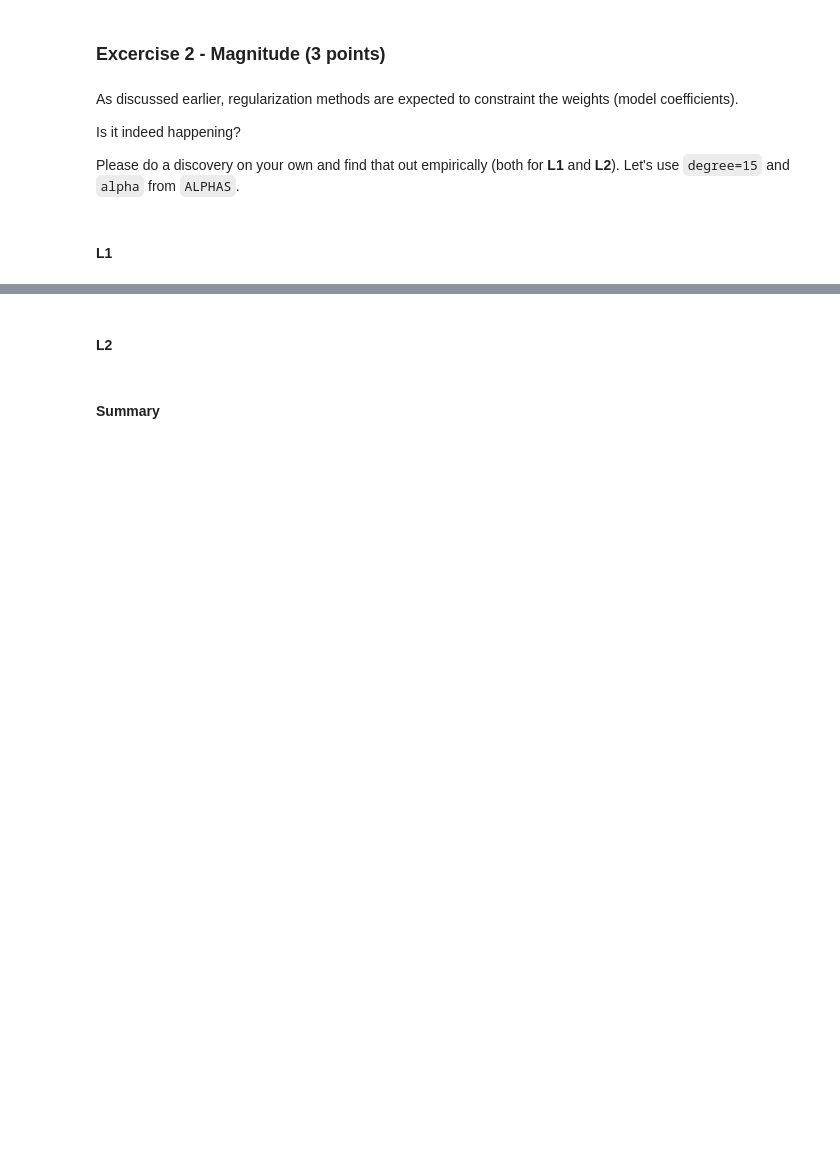
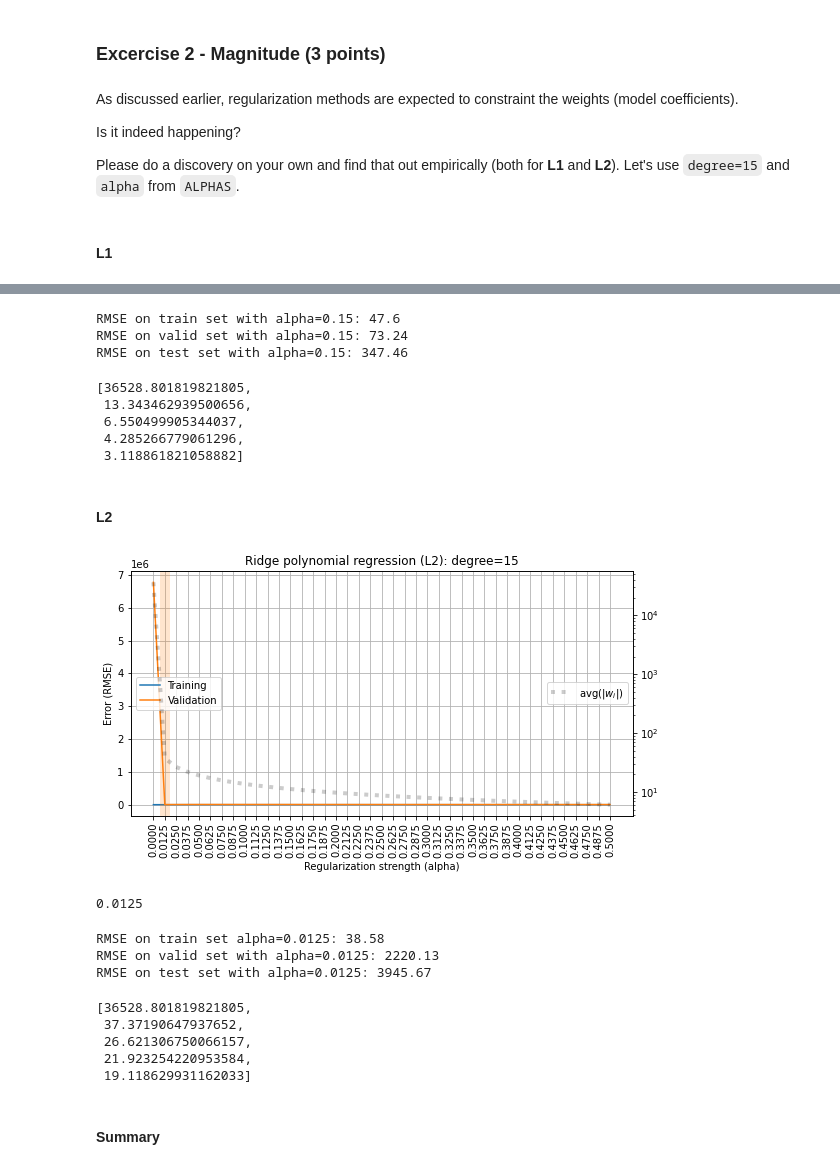
Before and after one commit to OksanaZaitseva/rsschool, a Jupyter notebook: 4_overfitting_regularization/overfitting_regularization_23.03.ipynb, the cells around one changed output, grey strips where cells are left out. Drawn from its saved outputs; the diff is of its cells as text; code cells hidden in the pictures; blank space fills up the shorter version.

```diff
--- a/4_overfitting_regularization/overfitting_regularization_23.03.ipynb
+++ b/4_overfitting_regularization/overfitting_regularization_23.03.ipynb
@@ -494,33 +536,65 @@ avg_coef[:10]
+# %%
+# Проверим лучшую модель на тестовом сете
+res = cross_validate(make_model_part(degree=15, penalty='L1', alpha=0.15,
+                                             poly_feat=['age', 'bmi', 's3'],
+                                             non_poly_feat=['sex', 'bp', 's1', 's2', 's4', 's5', 's6']),
+                             X_train, y_train, cv=5,
+                             return_train_score=True, return_estimator=True,
+                             scoring='neg_root_mean_squared_error')
+score_test=[]
+train_score = -np.mean(res['train_score'])
+test_score = -np.mean(res['test_score'])
+[score_test.append(mean_squared_error(y_valid, res['estimator'][x].predict(X_valid))**0.5) for x in range(5)]
+print(f'RMSE on train set with alpha=0.15: {train_score.round(2)}')
+print(f'RMSE on valid set with alpha=0.15: {test_score.round(2)}')
+print(f'RMSE on test set with alpha=0.15: {np.mean(score_test).round(2)}')
+# %% [output]
+RMSE on train set with alpha=0.15: 47.6
+RMSE on valid set with alpha=0.15: 73.24
+RMSE on test set with alpha=0.15: 347.46
+# %%
+avg_coef_l1[:5]
+# %% [output]
+[36528.801819821805,
+ 13.343462939500656,
+ 6.550499905344037,
+ 4.285266779061296,
+ 3.118861821058882]
 # %% [markdown]
 #### L2
 # %%
-## your code
 ## your code
 rmse_train_l2, rmse_valid_l2, avg_coef_l2, zero_coef_l2 = [], [], [], []
 for alpha in ALPHAS:
-    results = cross_validate(make_model(degree=15, penalty='L2', alpha=alpha),
-                             X_train, y_train, cv=5,
+    results = cross_validate(make_model_part(degree=15, penalty='L2', alpha=alpha,
+                                             poly_feat=['age', 'bmi', 's3'],
+                                             non_poly_feat=['sex', 'bp', 's1', 's2', 's4', 's5', 's6']),
+                             X_train, y_train, cv=3,
                              return_train_score=True, return_estimator=True,
                              scoring='neg_root_mean_squared_error')
     rmse_train_l2.append(-np.mean(results['train_score']))
     rmse_valid_l2.append(-np.mean(results['test_score']))
     avg_coef_l2.append(
         # average over CV folds
         np.mean([
             # mean absolute value of weights
             np.mean(np.abs(model['reg'].coef_))
             for model in results['estimator']
         ]))
     zero_coef_l2.append(
-        # average over CV folds
-        sum(np.mean([
+        # average 0 coef over CV folds
+        np.sum(np.mean([
             np.abs(model['reg'].coef_)
             for model in results['estimator']
         ], axis=0)==0))
 
 plot_fitting_graph(ALPHAS, rmse_train_l2, rmse_valid_l2,
                    xlabel='Regularization strength (alpha)', ylabel='Error (RMSE)',
                    custom_metric=avg_coef_l2, custom_label='avg(|$w_i$|)',
                    title='Ridge polynomial regression (L2): degree=15')
+# %% [output]
+[figure, added]
 # %%
-alpha[np.argmin(rmse_valid_l2)]
+ALPHAS[np.argmin(rmse_valid_l2)]
+# %% [output]
+0.0125
@@ -530,2 +601,27 @@ rmse_valid_l2[:5]
+# %%
+# Проверим лучшую модель на тестовом сете
+res = cross_validate(make_model_part(degree=15, penalty='L2', alpha=0.0125,
+                                    poly_feat=['age', 'bmi', 's3'],
+                                    non_poly_feat=['sex', 'bp', 's1', 's2', 's4', 's5', 's6']),
+                             X_train, y_train, cv=5,
+                             return_train_score=True, return_estimator=True,
+                             scoring='neg_root_mean_squared_error')
+score_test=[]
+train_score = -np.mean(res['train_score'])
+test_score = -np.mean(res['test_score'])
+[score_test.append(mean_squared_error(y_valid, res['estimator'][x].predict(X_valid))**0.5) for x in range(5)]
+print(f'RMSE on train set alpha=0.0125: {train_score.round(2)}')
+print(f'RMSE on valid set with alpha=0.0125: {test_score.round(2)}')
+print(f'RMSE on test set with alpha=0.0125: {np.mean(score_test).round(2)}')
+# %% [output]
+RMSE on train set alpha=0.0125: 38.58
+RMSE on valid set with alpha=0.0125: 2220.13
+RMSE on test set with alpha=0.0125: 3945.67
 # %%
-avg_coef_l2[:10]
+avg_coef_l2[:5]
+# %% [output]
+[36528.801819821805,
+ 37.37190647937652,
+ 26.621306750066157,
+ 21.923254220953584,
+ 19.118629931162033]
```
Also changed, not shown: parts of 38 cells of this notebook.
